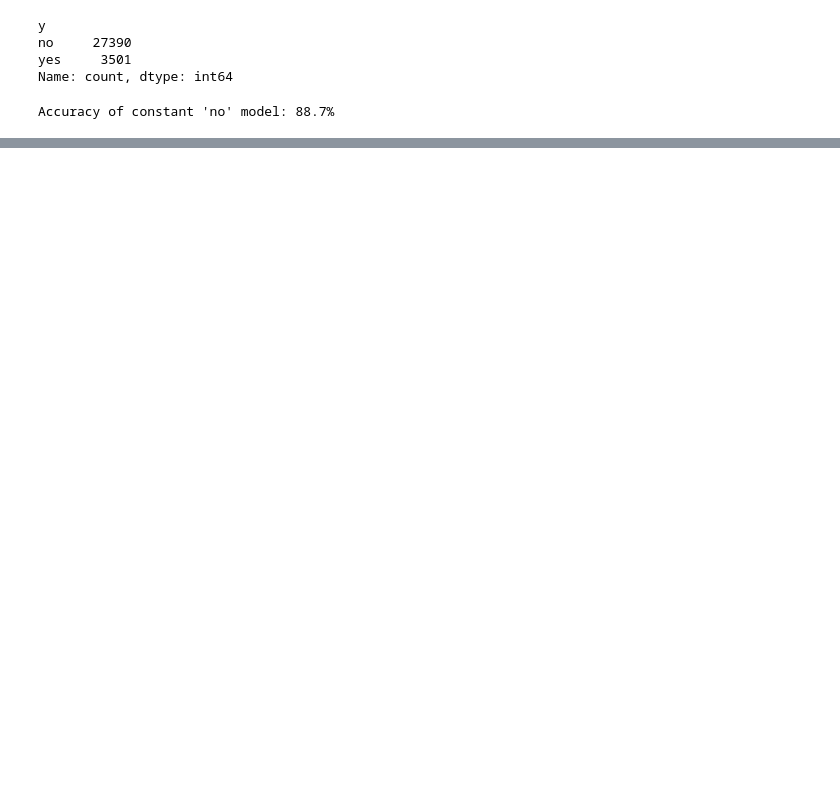
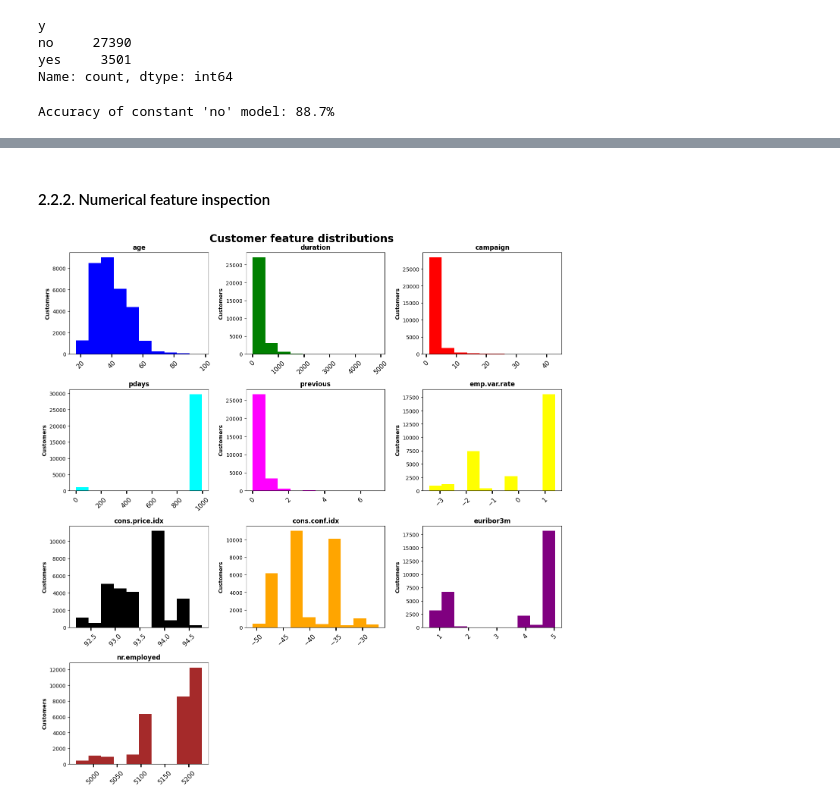
Before and after one commit to 4GeeksAcademy/Madesh-logistic-regression-project, a Jupyter notebook: src/Madesh_solutions.ipynb, the cells around one changed output, grey strips where cells are left out. Saved outputs shown, nothing was run; the diff lists cells and outputs as text; code cells hidden in the pictures; blank space fills up the shorter version.

```diff
--- a/src/Madesh_solutions.ipynb
+++ b/src/Madesh_solutions.ipynb
@@ -88,0 +117,24 @@ Accuracy of constant 'no' model: 88.7%
+# %% [markdown]
+#### 2.2.2. Numerical feature inspection
+# %%
+numerical_features=['age','duration','campaign','pdays','previous','emp.var.rate','cons.price.idx','cons.conf.idx','euribor3m','nr.employed']
+# %%
+fig, axs=plt.subplots(4,3, figsize=(14,15))
+axs=axs.flatten()
+colors = ['blue', 'green', 'red', 'cyan', 'magenta', 'yellow', 'black', 'orange', 'purple', 'brown']
+axs[10].remove()
+axs[11].remove()
+fig.suptitle('Customer feature distributions', fontsize=20, fontweight='bold')
+
+for i, feature in enumerate(numerical_features):
+    if i == 10 and 11:
+        continue
+    axs[i].set_title(feature, fontweight='bold')
+    axs[i].hist(training_df[feature], color=colors[i % len(colors)])
+    axs[i].tick_params(axis='x', length=6, width=2, labelsize=12, labelrotation=45)
+    axs[i].set_ylabel('Customers', fontweight='bold')
+
+fig.tight_layout()
+fig.show()
+# %% [output]
+[figure, added]
```
Also changed, not shown: parts of 5 cells of this notebook.
